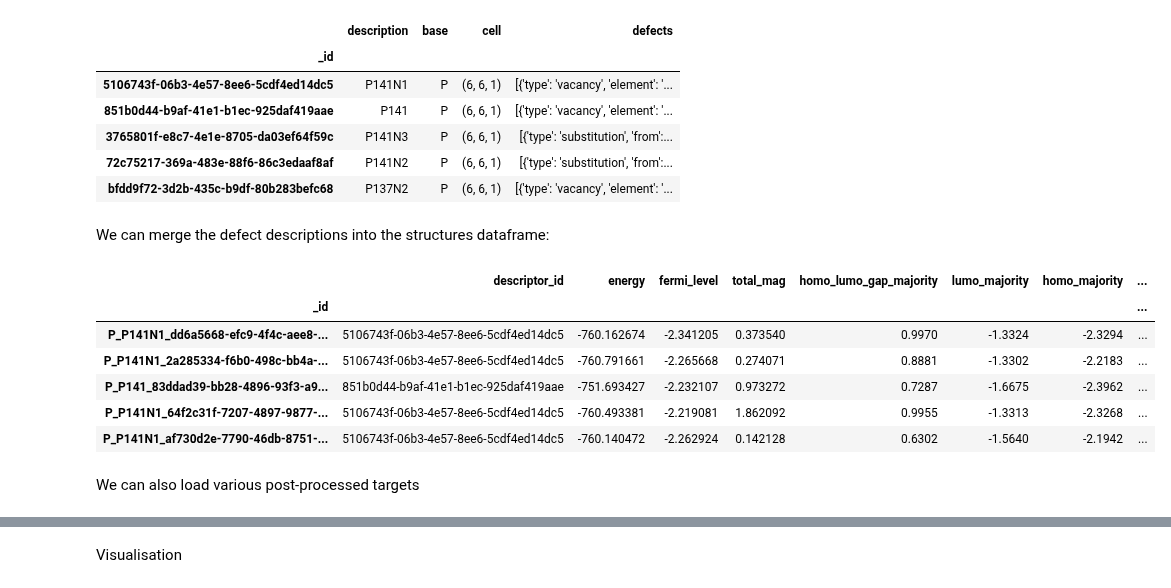
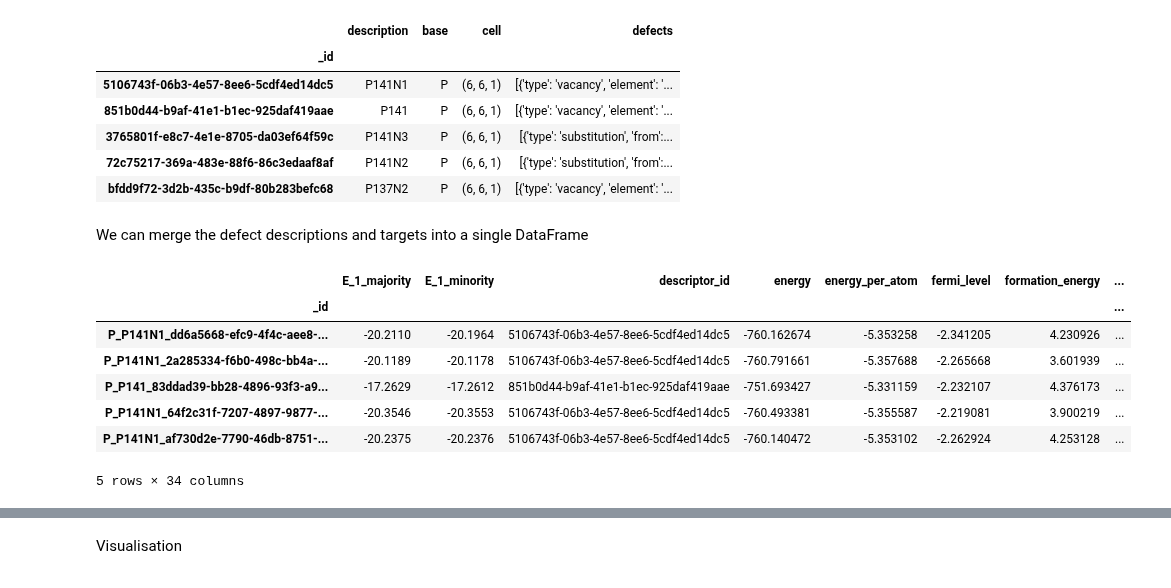
Before and after one commit to HSE-LAMBDA/ai4material_design, a Jupyter notebook: notebooks/standalone_data_reading_example/data_loading_example.ipynb, the cells around one changed output, grey strips where cells are left out. Saved outputs shown, nothing was run; the diff lists cells and outputs as text; code cells hidden in the pictures.

Commit message:
Standalone data loading example

```diff
--- a/notebooks/standalone_data_reading_example/data_loading_example.ipynb
+++ b/notebooks/standalone_data_reading_example/data_loading_example.ipynb
@@ -8,3 +9,8 @@ BP_structures, BP_defects = read_csv_cif("datasets/csv_cif/high_density_defects/
+# %%
+example_dataset_path = Path("../../datasets/others/rolos/2d-materials-point-defects/2d-materials-point-defects-all/high_density_defects/BP_spin_500")
+# %%
+BP_structures, BP_defects = read_csv_cif(example_dataset_path)
+BP_targets = pd.read_csv(example_dataset_path / "targets.csv.gz", index_col="_id")
 # %% [markdown]
 `BP_structures` contains the initial unrelaxed structures, along with the high-level variables computed with DFT
 # %%
@@ -28,19 +34,17 @@ BP_defects.head()
 | 72c75217-369a-483e-88f6-86c3edaaf8af | P141N2 | P | (6, 6, 1) | [{'type': 'substitution', 'from':... |
 | bfdd9f72-3d2b-435c-b9df-80b283befc68 | P137N2 | P | (6, 6, 1) | [{'type': 'vacancy', 'element': '... |
 # %% [markdown]
-We can merge the defect descriptions into the structures dataframe:
+We can merge the defect descriptions and targets into a single DataFrame
 # %%
-BP_defects.index.rename("descriptor_id", inplace=True)
-BP_merged = BP_structures.merge(BP_defects, how="left", left_on="descriptor_id", right_index=True)
+BP_flat = BP_structures.combine_first(BP_targets).merge(BP_defects, how="left", left_on="descriptor_id", right_index=True)
 # %%
-BP_merged.head()
+BP_flat.head()
 # %% [output]
-|  | descriptor_id | energy | fermi_level | total_mag | homo_lumo_gap_majority | lumo_majority | homo_majority | ... |
+|  | E_1_majority | E_1_minority | descriptor_id | energy | energy_per_atom | fermi_level | formation_energy | ... |
 | _id |  |  |  |  |  |  |  | ... |
-| P_P141N1_dd6a5668-efc9-4f4c-aee8-... | 5106743f-06b3-4e57-8ee6-5cdf4ed14dc5 | -760.162674 | -2.341205 | 0.373540 | 0.9970 | -1.3324 | -2.3294 | ... |
-| P_P141N1_2a285334-f6b0-498c-bb4a-... | 5106743f-06b3-4e57-8ee6-5cdf4ed14dc5 | -760.791661 | -2.265668 | 0.274071 | 0.8881 | -1.3302 | -2.2183 | ... |
-| P_P141_83ddad39-bb28-4896-93f3-a9... | 851b0d44-b9af-41e1-b1ec-925daf419aae | -751.693427 | -2.232107 | 0.973272 | 0.7287 | -1.6675 | -2.3962 | ... |
-| P_P141N1_64f2c31f-7207-4897-9877-... | 5106743f-06b3-4e57-8ee6-5cdf4ed14dc5 | -760.493381 | -2.219081 | 1.862092 | 0.9955 | -1.3313 | -2.3268 | ... |
-| P_P141N1_af730d2e-7790-46db-8751-... | 5106743f-06b3-4e57-8ee6-5cdf4ed14dc5 | -760.140472 | -2.262924 | 0.142128 | 0.6302 | -1.5640 | -2.1942 | ... |
+| P_P141N1_dd6a5668-efc9-4f4c-aee8-... | -20.2110 | -20.1964 | 5106743f-06b3-4e57-8ee6-5cdf4ed14dc5 | -760.162674 | -5.353258 | -2.341205 | 4.230926 | ... |
+| P_P141N1_2a285334-f6b0-498c-bb4a-... | -20.1189 | -20.1178 | 5106743f-06b3-4e57-8ee6-5cdf4ed14dc5 | -760.791661 | -5.357688 | -2.265668 | 3.601939 | ... |
+| P_P141_83ddad39-bb28-4896-93f3-a9... | -17.2629 | -17.2612 | 851b0d44-b9af-41e1-b1ec-925daf419aae | -751.693427 | -5.331159 | -2.232107 | 4.376173 | ... |
+| P_P141N1_64f2c31f-7207-4897-9877-... | -20.3546 | -20.3553 | 5106743f-06b3-4e57-8ee6-5cdf4ed14dc5 | -760.493381 | -5.355587 | -2.219081 | 3.900219 | ... |
+| P_P141N1_af730d2e-7790-46db-8751-... | -20.2375 | -20.2376 | 5106743f-06b3-4e57-8ee6-5cdf4ed14dc5 | -760.140472 | -5.353102 | -2.262924 | 4.253128 | ... |
+5 rows × 34 columns
-# %% [markdown]
-We can also load various post-processed targets
```
Also changed, not shown: parts of 24 cells of this notebook, 2 other files.
